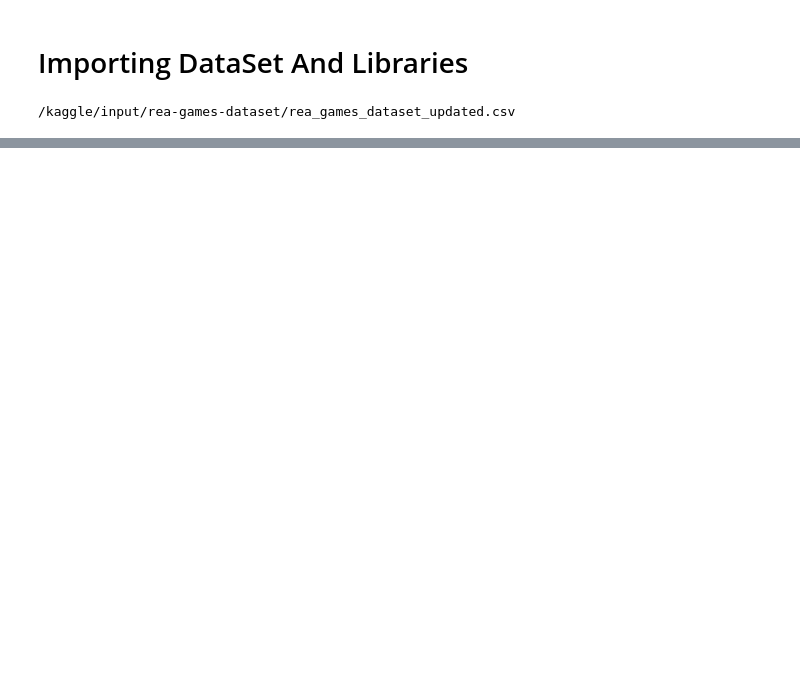
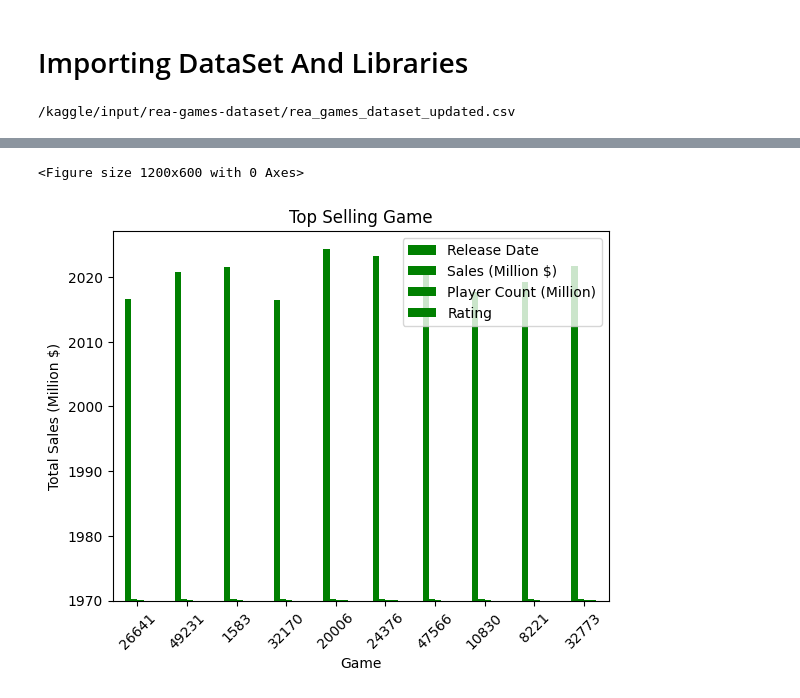
Before and after one commit to kumawatmanish05/Rea_Games_EDA, a Jupyter notebook: rea-games-eda.ipynb, the cells around one changed output, grey strips where cells are left out. Drawn from its saved outputs; the diff is of its cells as text; code cells hidden in the pictures; blank space fills up the shorter version.

Commit message:
Rea_Games_EDA

```diff
--- a/rea-games-eda.ipynb
+++ b/rea-games-eda.ipynb
@@ -29,0 +142,9 @@ df = pd.read_csv("/kaggle/input/rea-games-dataset/rea_games_dataset_updated.csv"
+# %%
+# Games with highest sales
+top_selling_games = df.sort_values(by = "Sales (Million $)",ascending = False).head(10)
+
+# Games with lowest sales
+lowest_selling_games = df.sort_values(by = "Sales (Million $)", ascending = True).head(10)
+
+print("Top Selling Games:\n",top_selling_games[["Game Name","Sales (Million $)"]])
+print("\nLowert Selling Games:\n",lowest_selling_games[["Game Name","Sales (Million $)"]])
@@ -29,0 +169,12 @@ df = pd.read_csv("/kaggle/input/rea-games-dataset/rea_games_dataset_updated.csv"
+# %%
+# Plot Top Selling Game
+plt.figure(figsize=(12, 6))
+top_selling_games.plot(kind='bar', color='green')
+plt.title("Top Selling Game")
+plt.xlabel("Game")
+plt.ylabel("Total Sales (Million $)")
+plt.xticks(rotation=45)
+plt.show()
+# %% [output]
+<Figure size 1200x600 with 0 Axes>
+[figure, added]
```
Also changed, not shown: parts of 16 cells of this notebook.
